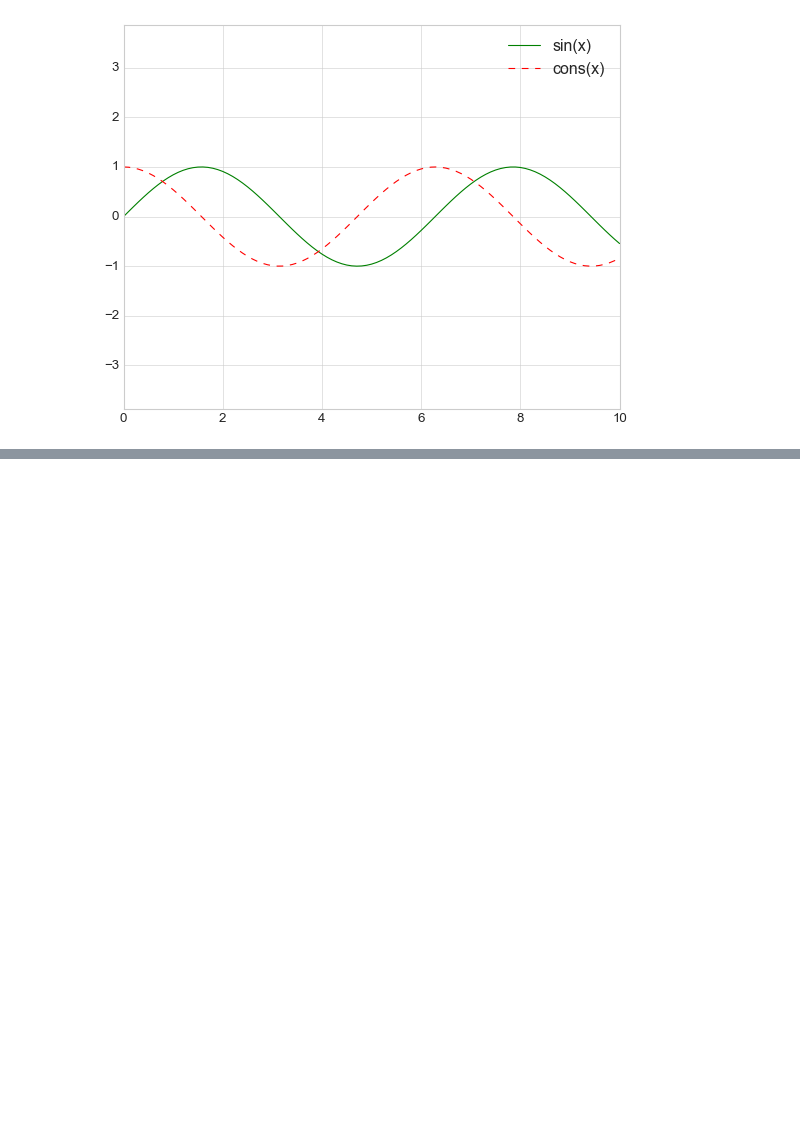
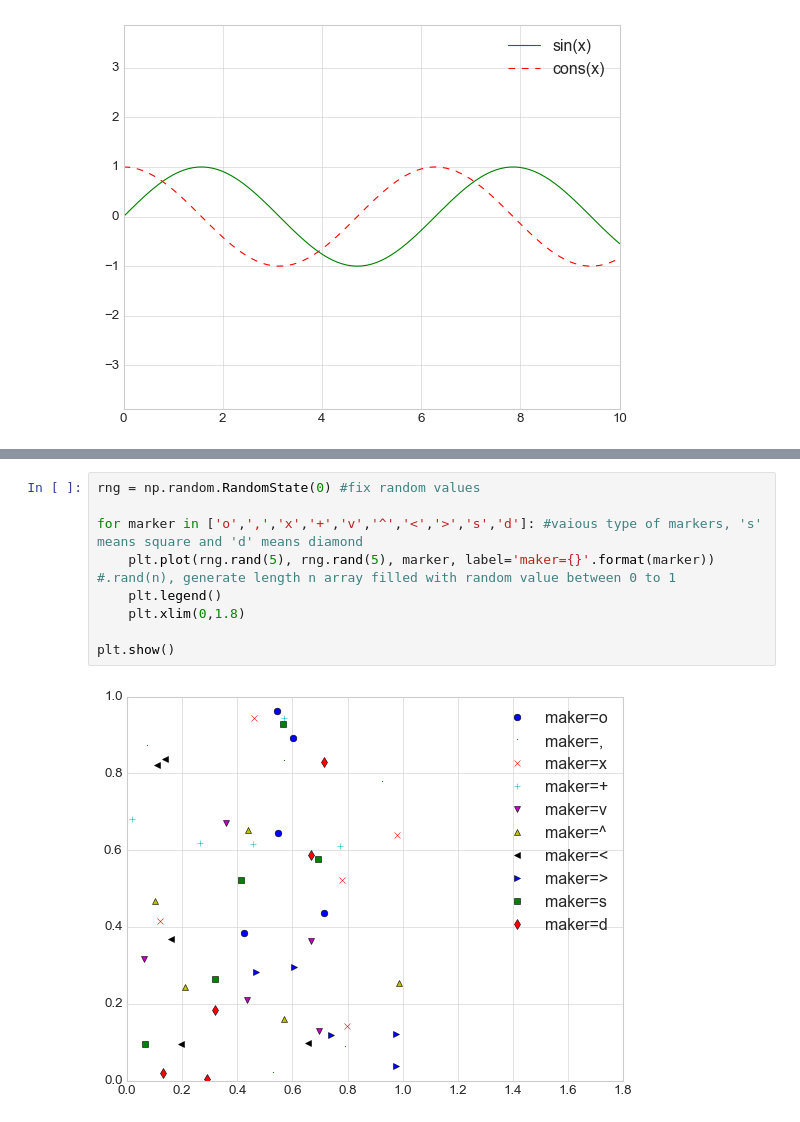
Before and after one commit to tak-jj/TIL, a Jupyter notebook: 2022-10-19/01.Matplotlib.ipynb, the cells around one changed output, grey strips where cells are left out. Saved outputs shown, nothing was run; the diff lists cells and outputs as text; blank space fills up the shorter version.

```diff
--- a/2022-10-19/01.Matplotlib.ipynb
+++ b/2022-10-19/01.Matplotlib.ipynb
@@ -194,0 +205,11 @@ plt.show()
+# %%
+rng = np.random.RandomState(0) #fix random values
+
+for marker in ['o',',','x','+','v','^','<','>','s','d']: #vaious type of markers, 's' means square and 'd' means diamond
+    plt.plot(rng.rand(5), rng.rand(5), marker, label='maker={}'.format(marker)) #.rand(n), generate length n array filled with random value between 0 to 1
+    plt.legend()
+    plt.xlim(0,1.8)
+
+plt.show()
+# %% [output]
+[figure, added]
```
Also changed, not shown: parts of 10 cells of this notebook, 2 other files.
